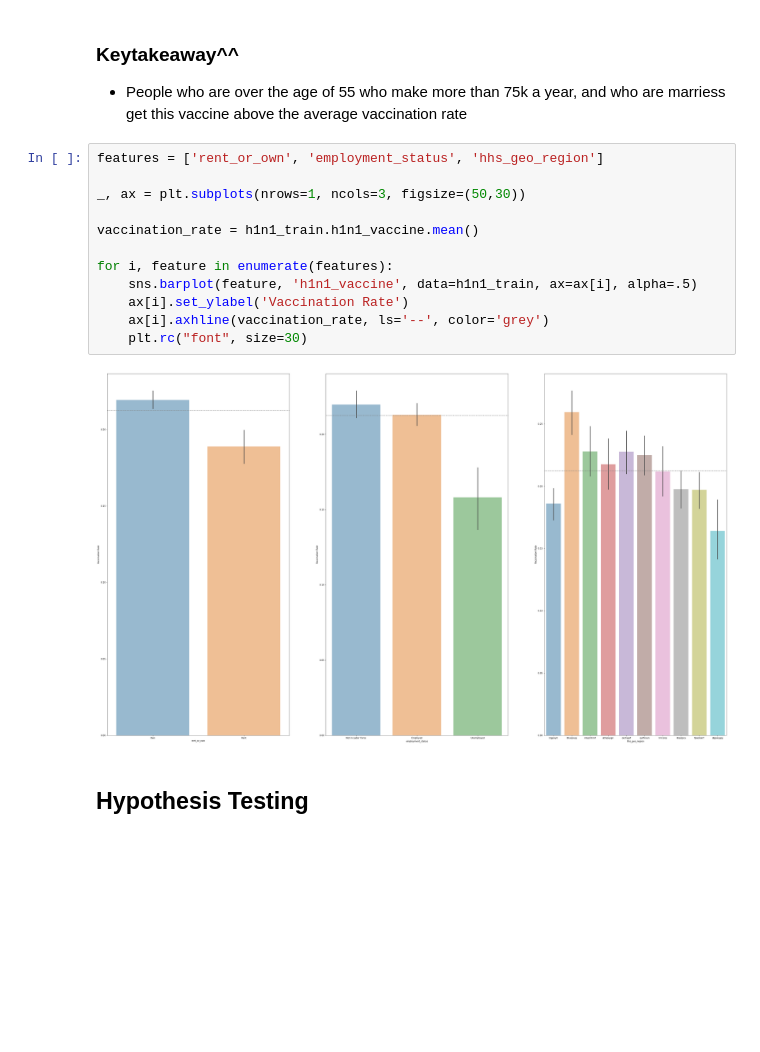
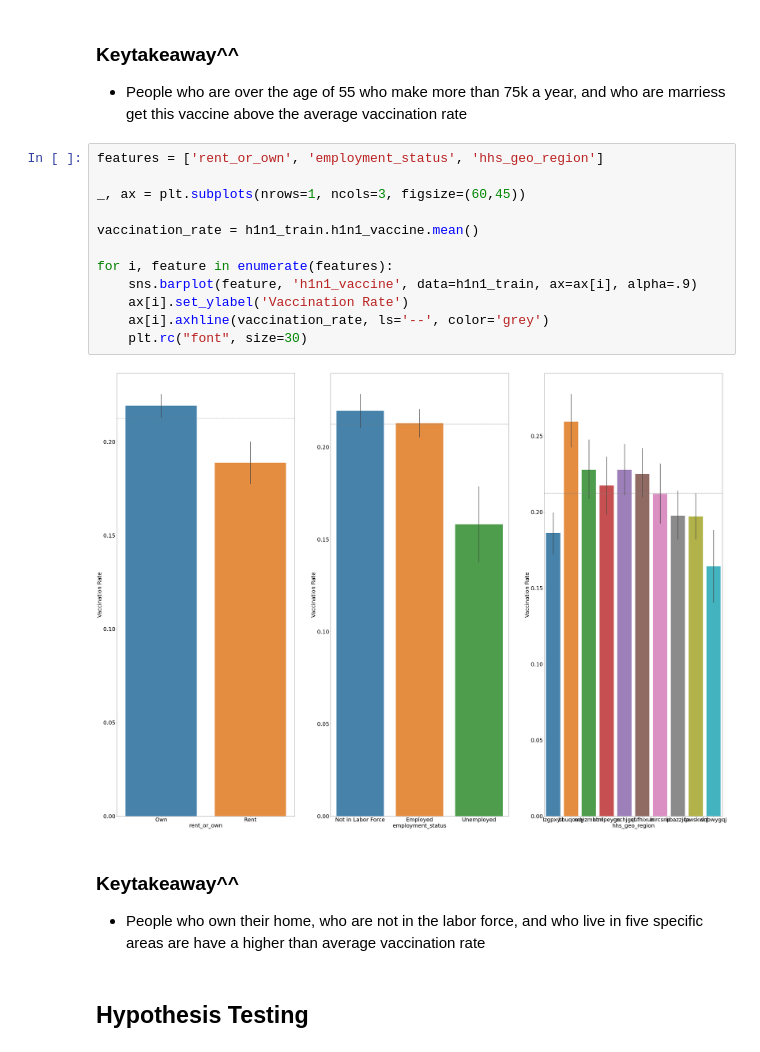
Before and after one commit to JadaShipp/predicting_flu, a Jupyter notebook: explore.ipynb, the cells around one changed output. Drawn from its saved outputs; the diff is of its cells as text; blank space fills up the shorter version.

Commit message:
added key takeaway for third set of barplots

```diff
--- a/explore.ipynb
+++ b/explore.ipynb
@@ -173,17 +173,20 @@ for i, feature in enumerate(features):
 # %%
 features = ['rent_or_own', 'employment_status', 'hhs_geo_region']
 
-_, ax = plt.subplots(nrows=1, ncols=3, figsize=(50,30))
+_, ax = plt.subplots(nrows=1, ncols=3, figsize=(60,45))
 
 vaccination_rate = h1n1_train.h1n1_vaccine.mean()
 
 for i, feature in enumerate(features):
-    sns.barplot(feature, 'h1n1_vaccine', data=h1n1_train, ax=ax[i], alpha=.5)
+    sns.barplot(feature, 'h1n1_vaccine', data=h1n1_train, ax=ax[i], alpha=.9)
     ax[i].set_ylabel('Vaccination Rate')
     ax[i].axhline(vaccination_rate, ls='--', color='grey')
     plt.rc("font", size=30)
 # %% [output]
-[figure, old version]
+[figure, new version]
+# %% [markdown]
+### Keytakeaway^^
+- People who own their home, who are not in the labor force, and who live in five specific areas are have a higher than average vaccination rate
 # %% [markdown]
 ## Hypothesis Testing
 # %% [markdown]
```
